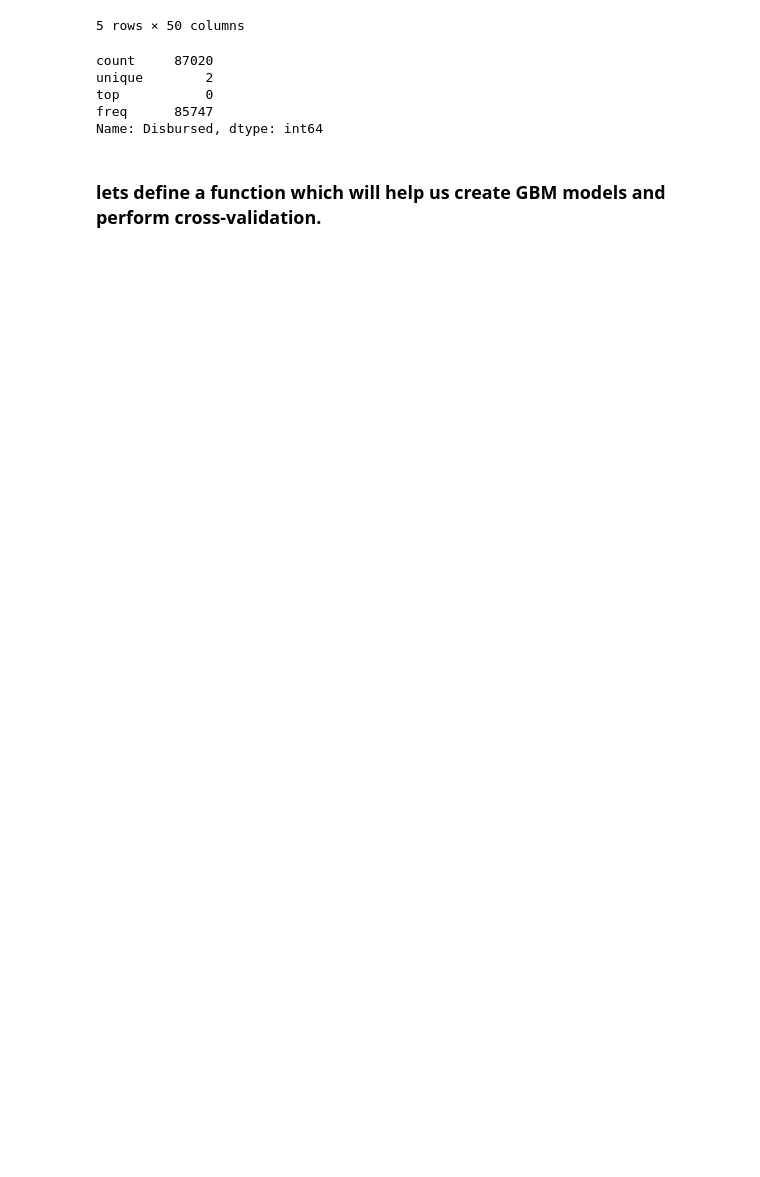
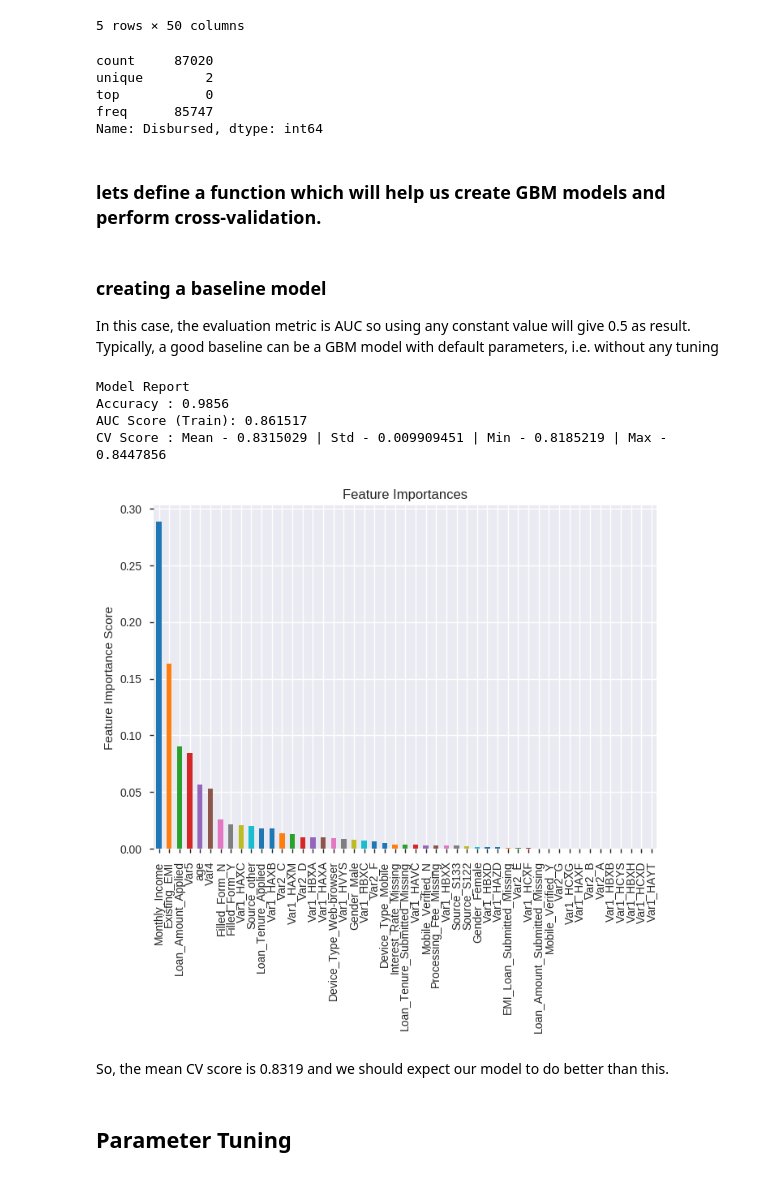
Before and after one commit to ds-suyog/Machine_Learning_with_Python, a Jupyter notebook: gbm_parameter-tuning_avhackathonx3.ipynb, the cells around one changed output. Saved outputs shown, nothing was run; the diff lists cells and outputs as text; code cells hidden in the pictures; blank space fills up the shorter version.

```diff
--- a/gbm_parameter-tuning_avhackathonx3.ipynb
+++ b/gbm_parameter-tuning_avhackathonx3.ipynb
@@ -620,3 +623,21 @@ def modelfit(alg, dtrain, predictors, performCV=True, printFeatureImportance=Tru
         feat_imp = pd.Series(alg.feature_importances_, predictors).sort_values(ascending=False)
         feat_imp.plot(kind='bar', title='Feature Importances')
         plt.ylabel('Feature Importance Score')
+# %% [markdown]
+### creating a baseline model
+In this case, the evaluation metric is AUC so using any constant value will give 0.5 as result. Typically, a good baseline can be a GBM model with default parameters, i.e. without any tuning
+# %%
+#Choose all predictors except target & IDcols
+predictors = [x for x in train.columns if x not in [target, IDcol]]
+gbm0 = GradientBoostingClassifier(random_state=10)
+modelfit(gbm0, train, predictors)
+# %% [output]
+Model Report
+Accuracy : 0.9856
+AUC Score (Train): 0.861517
+CV Score : Mean - 0.8315029 | Std - 0.009909451 | Min - 0.8185219 | Max - 0.8447856
+[figure, added]
+# %% [markdown]
+So, the mean CV score is 0.8319 and we should expect our model to do better than this.
+# %% [markdown]
+## Parameter Tuning
```
Also changed, not shown: parts of 21 cells of this notebook.
